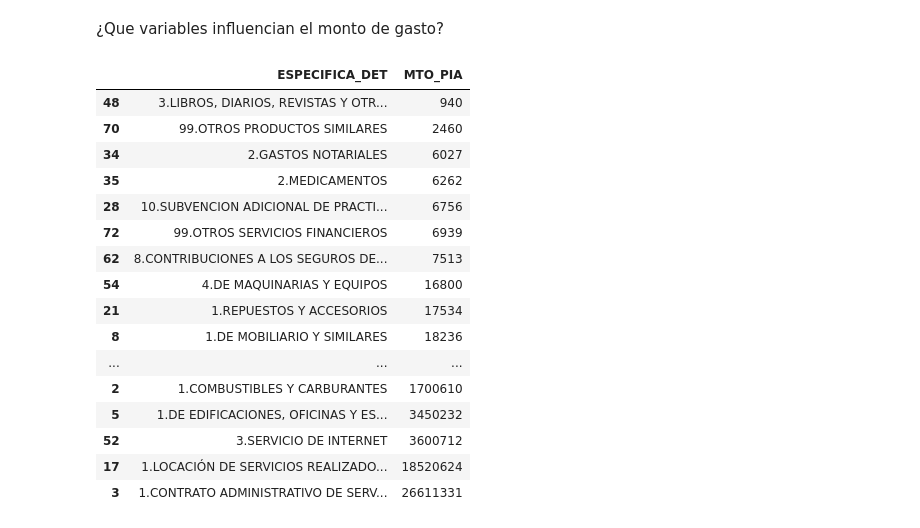
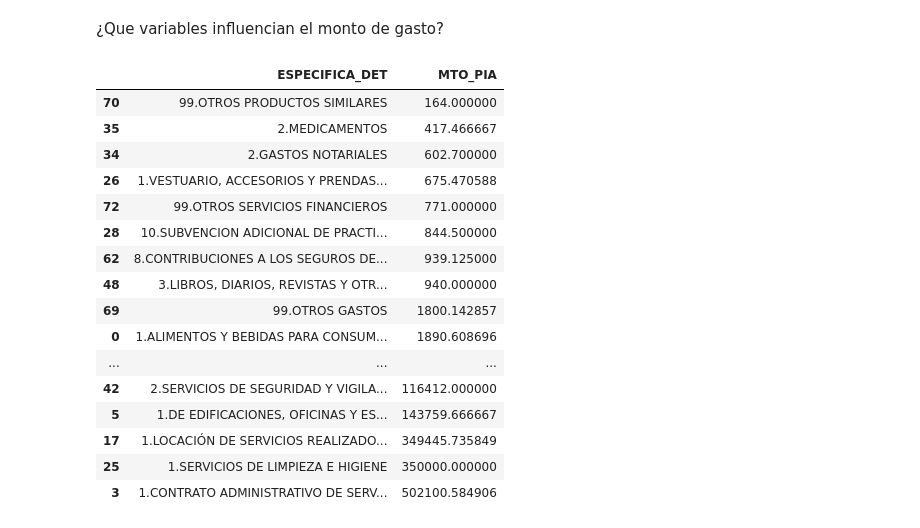
Before and after one commit to Skinde/ML_ministerio_desarollo, a Jupyter notebook: visualizacion.ipynb, the cells around one changed output. Cells and saved outputs as stored; diff of their text form; code cells hidden in the pictures.

```diff
--- a/visualizacion.ipynb
+++ b/visualizacion.ipynb
@@ -294,23 +294,23 @@ plt.show()
 # %% [markdown]
 ¿Que variables influencian el monto de gasto?
 # %%
-results_df = train_data_df.groupby('ESPECIFICA_DET', as_index=False)['MTO_PIA'].sum()
+results_df = train_data_df.groupby('ESPECIFICA_DET', as_index=False)['MTO_PIA'].mean()
 results_df[results_df['MTO_PIA'] != 0].sort_values('MTO_PIA')
 # %% [output]
 |  | ESPECIFICA_DET | MTO_PIA |
-| 48 | 3.LIBROS, DIARIOS, REVISTAS Y OTR... | 940 |
-| 70 | 99.OTROS PRODUCTOS SIMILARES | 2460 |
-| 34 | 2.GASTOS NOTARIALES | 6027 |
-| 35 | 2.MEDICAMENTOS | 6262 |
-| 28 | 10.SUBVENCION ADICIONAL DE PRACTI... | 6756 |
-| 72 | 99.OTROS SERVICIOS FINANCIEROS | 6939 |
-| 62 | 8.CONTRIBUCIONES A LOS SEGUROS DE... | 7513 |
-| 54 | 4.DE MAQUINARIAS Y EQUIPOS | 16800 |
-| 21 | 1.REPUESTOS Y ACCESORIOS | 17534 |
-| 8 | 1.DE MOBILIARIO Y SIMILARES | 18236 |
+| 70 | 99.OTROS PRODUCTOS SIMILARES | 164.000000 |
+| 35 | 2.MEDICAMENTOS | 417.466667 |
+| 34 | 2.GASTOS NOTARIALES | 602.700000 |
+| 26 | 1.VESTUARIO, ACCESORIOS Y PRENDAS... | 675.470588 |
+| 72 | 99.OTROS SERVICIOS FINANCIEROS | 771.000000 |
+| 28 | 10.SUBVENCION ADICIONAL DE PRACTI... | 844.500000 |
+| 62 | 8.CONTRIBUCIONES A LOS SEGUROS DE... | 939.125000 |
+| 48 | 3.LIBROS, DIARIOS, REVISTAS Y OTR... | 940.000000 |
+| 69 | 99.OTROS GASTOS | 1800.142857 |
+| 0 | 1.ALIMENTOS Y BEBIDAS PARA CONSUM... | 1890.608696 |
 | ... | ... | ... |
-| 2 | 1.COMBUSTIBLES Y CARBURANTES | 1700610 |
-| 5 | 1.DE EDIFICACIONES, OFICINAS Y ES... | 3450232 |
-| 52 | 3.SERVICIO DE INTERNET | 3600712 |
-| 17 | 1.LOCACIÓN DE SERVICIOS REALIZADO... | 18520624 |
-| 3 | 1.CONTRATO ADMINISTRATIVO DE SERV... | 26611331 |
+| 42 | 2.SERVICIOS DE SEGURIDAD Y VIGILA... | 116412.000000 |
+| 5 | 1.DE EDIFICACIONES, OFICINAS Y ES... | 143759.666667 |
+| 17 | 1.LOCACIÓN DE SERVICIOS REALIZADO... | 349445.735849 |
+| 25 | 1.SERVICIOS DE LIMPIEZA E HIGIENE | 350000.000000 |
+| 3 | 1.CONTRATO ADMINISTRATIVO DE SERV... | 502100.584906 |
```
Also changed, not shown: parts of 21 cells of this notebook.
